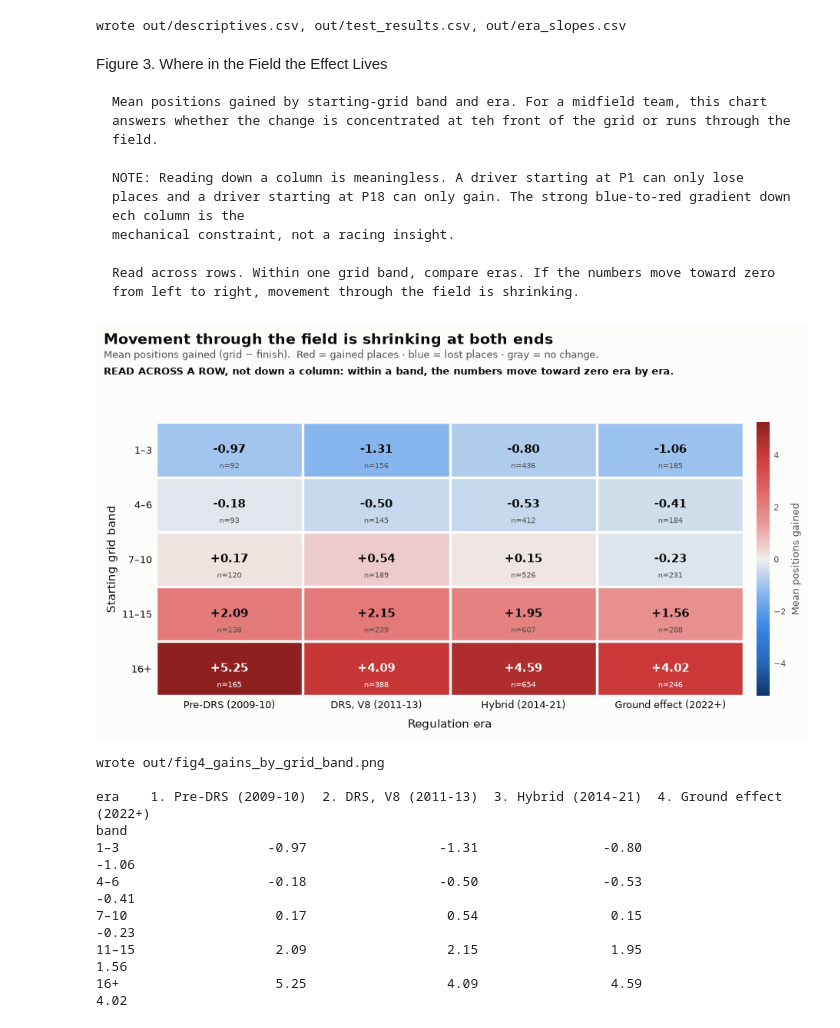
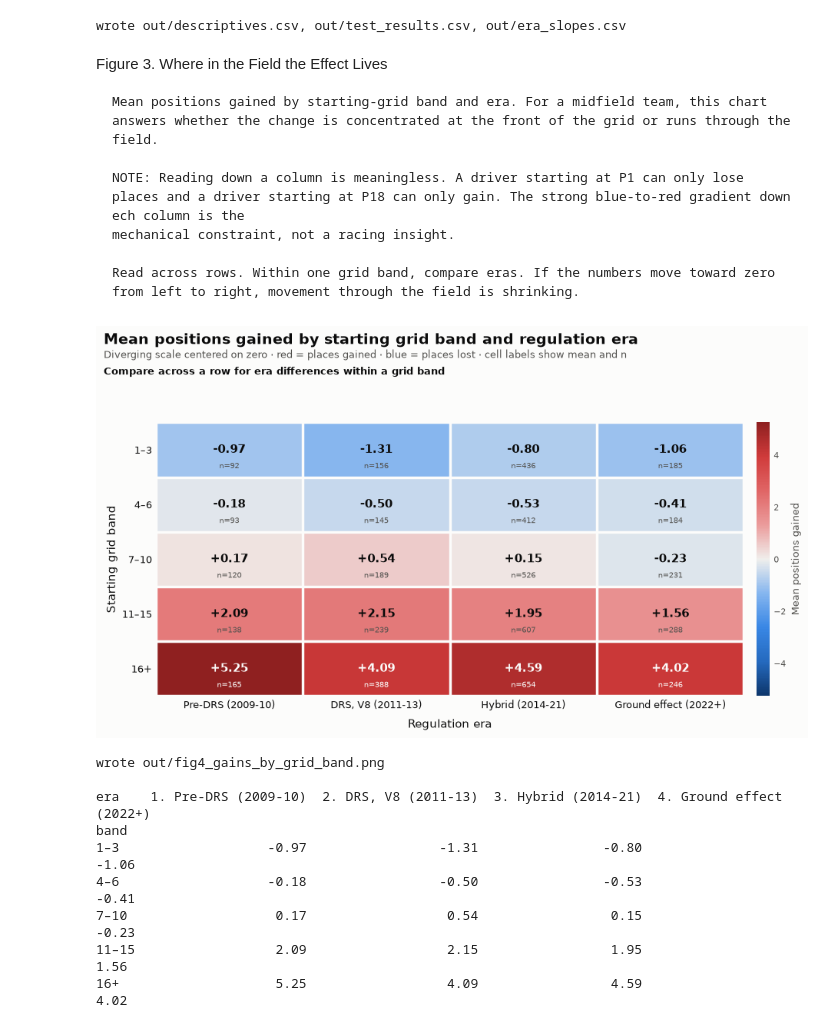
Before and after one commit to jamesbundrick/f1_qualifying_analysis, a Jupyter notebook: 03_analysis.ipynb, the cells around one changed output. Cells and saved outputs as stored; diff of their text form; code cells hidden in the pictures.

```diff
--- a/03_analysis.ipynb
+++ b/03_analysis.ipynb
@@ -423,7 +428,7 @@ wrote out/descriptives.csv, out/test_results.csv, out/era_slopes.csv
 # %% [markdown]
 Figure 3. Where in the Field the Effect Lives
 
-    Mean positions gained by starting-grid band and era. For a midfield team, this chart answers whether the change is concentrated at teh front of the grid or runs through the field.
+    Mean positions gained by starting-grid band and era. For a midfield team, this chart answers whether the change is concentrated at the front of the grid or runs through the field.
 
     NOTE: Reading down a column is meaningless. A driver starting at P1 can only lose places and a driver starting at P18 can only gain. The strong blue-to-red gradient down ech column is the
     mechanical constraint, not a racing insight.
@@ -484,39 +489,38 @@ ax.set_xticklabels(short, fontsize=9.5, color=INK)
 ax.set_yticks(range(len(piv.index)))
 ax.set_yticklabels(piv.index, fontsize=9.5, color=INK)
 ax.set_ylabel("Starting grid band", fontsize=10.5, color=INK)
 ax.set_xlabel("Regulation era", fontsize=10.5, color=INK, labelpad=8)
-fig.suptitle("Movement through the field is shrinking at both ends",
+fig.suptitle("Mean positions gained by starting grid band and regulation era",
              fontsize=13.5, color=INK, x=.012, ha="left", y=.985,
              fontweight="bold")
 fig.text(.012, .925,
-         "Mean positions gained (grid − finish).  Red = gained places · "
-         "blue = lost places · gray = no change.",
+         "Diverging scale centered on zero · red = places gained · blue = places "
+         "lost · cell labels show mean and n",
          fontsize=9, color=MUTED)
 fig.text(.012, .885,
-         "READ ACROSS A ROW, not down a column: within a band, the numbers "
-         "move toward zero era by era.",
+         "Compare across a row for era differences within a grid band",
          fontsize=9, color=INK, fontweight="bold")
 ax.tick_params(length=0)
 for s in ax.spines.values():
     s.set_visible(False)
 ax.set_xticks(np.arange(-.5, len(short), 1), minor=True)
 ax.set_yticks(np.arange(-.5, len(piv.index), 1), minor=True)
 ax.grid(which="minor", color=SURF, lw=2.5)
 ax.tick_params(which="minor", length=0)
 
 cb = fig.colorbar(im, ax=ax, pad=.02, fraction=.035)
 cb.set_label("Mean positions gained", fontsize=9, color=MUTED)
 cb.ax.tick_params(colors=MUTED, labelsize=8, length=0)
 cb.outline.set_visible(False)
 
 fig.tight_layout(rect=[0, 0, 1, .86])
 fig.savefig("out/fig4_gains_by_grid_band.png", dpi=150, facecolor=SURF)
 plt.show()
 print("wrote out/fig4_gains_by_grid_band.png")
 print()
 print(piv.round(2).to_string())
 # %% [output]
-[figure, old version]
+[figure, new version]
 wrote out/fig4_gains_by_grid_band.png
 
 era    1. Pre-DRS (2009-10)  2. DRS, V8 (2011-13)  3. Hybrid (2014-21)  4. Ground effect (2022+)
```
Also changed, not shown: parts of 4 cells of this notebook, 8 other files.
